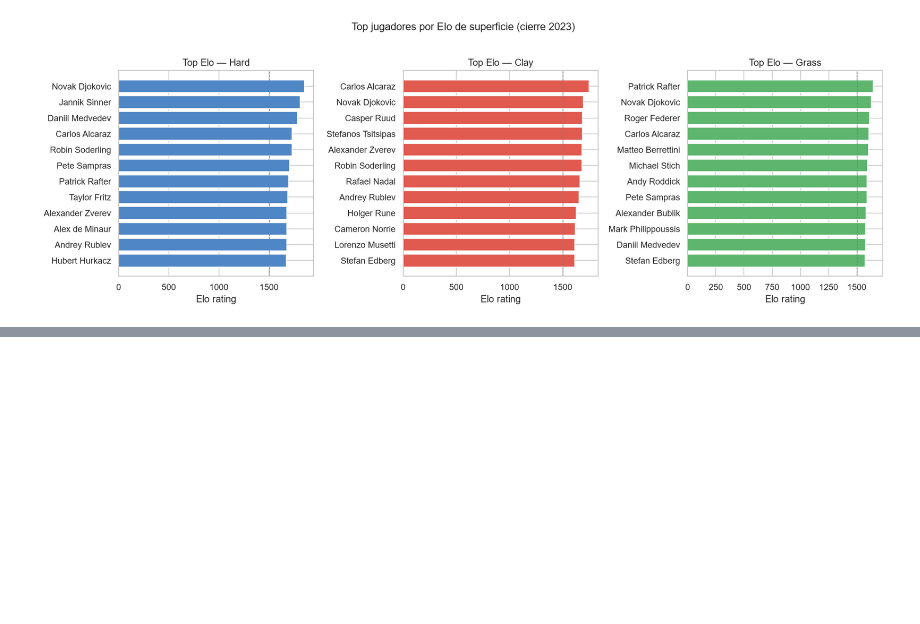
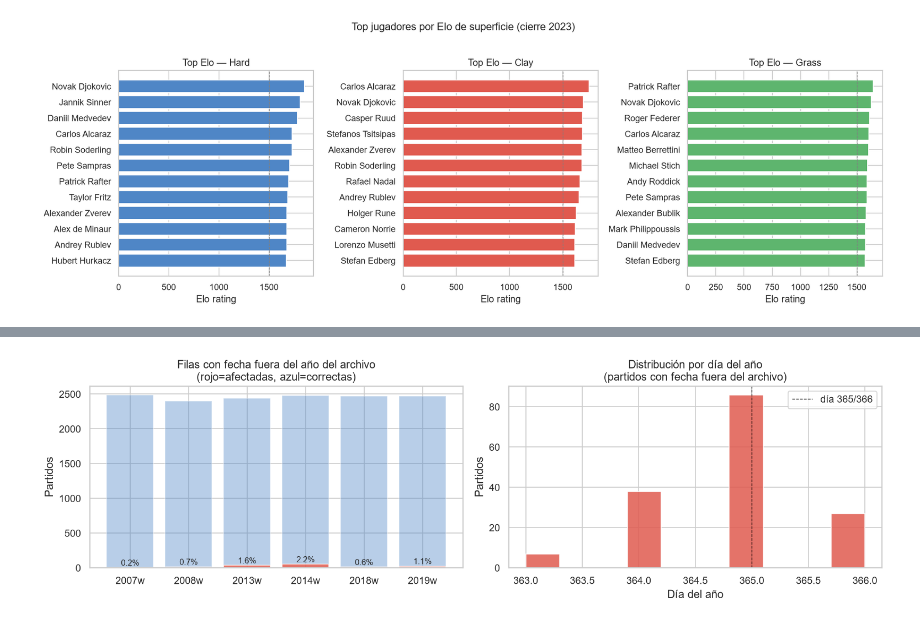
Before and after one commit to CTCLIM4/ia-tenis, a Jupyter notebook: notebooks/01_exploratory.ipynb, the cells around one changed output, grey strips where cells are left out. Saved outputs shown, nothing was run; the diff lists cells and outputs as text; code cells hidden in the pictures; blank space fills up the shorter version.

```diff
--- a/notebooks/01_exploratory.ipynb
+++ b/notebooks/01_exploratory.ipynb
@@ -360,0 +610,40 @@ plt.show()
+# %%
+fig, axes = plt.subplots(1, 2, figsize=(13, 4))
+
+# Izquierda: filas fuera de año por archivo
+affected = audit_df[audit_df["fuera_anio"] > 0].copy()
+x = np.arange(len(affected))
+axes[0].bar(x, affected["fuera_anio"], color="#e05a4f", alpha=0.85)
+axes[0].bar(x, affected["total"] - affected["fuera_anio"],
+            bottom=affected["fuera_anio"], color="#4f86c6", alpha=0.4)
+axes[0].set_xticks(x)
+axes[0].set_xticklabels(affected["archivo"], rotation=0)
+axes[0].set_title("Filas con fecha fuera del año del archivo\n(rojo=afectadas, azul=correctas)")
+axes[0].set_ylabel("Partidos")
+for i, (_, r) in enumerate(affected.iterrows()):
+    axes[0].text(i, r["fuera_anio"] + 1, f'{r["pct"]:.1f}%', ha="center", va="bottom", fontsize=9)
+
+# Derecha: distribución de fechas afectadas (día del año)
+bad_dates = []
+for path in sorted(tour_dir.iterdir()):
+    year = int(path.stem[:4])
+    try:
+        df = _clean_wta(_read_tduk_file(path), year)
+    except Exception:
+        continue
+    bad_dates.append(df[df["match_date"].dt.year != year]["match_date"])
+
+all_bad = pd.concat(bad_dates) if bad_dates else pd.Series(dtype="datetime64[ns]")
+if len(all_bad):
+    day_of_year = all_bad.dt.dayofyear
+    axes[1].hist(day_of_year, bins=10, color="#e05a4f", alpha=0.85, edgecolor="white")
+    axes[1].set_title("Distribución por día del año\n(partidos con fecha fuera del archivo)")
+    axes[1].set_xlabel("Día del año")
+    axes[1].set_ylabel("Partidos")
+    axes[1].axvline(365, color="black", linestyle="--", linewidth=0.8, label="día 365/366")
+    axes[1].legend()
+
+plt.tight_layout()
+plt.show()
+# %% [output]
+[figure, added]
```
Also changed, not shown: parts of 20 cells of this notebook, 6 other files.
